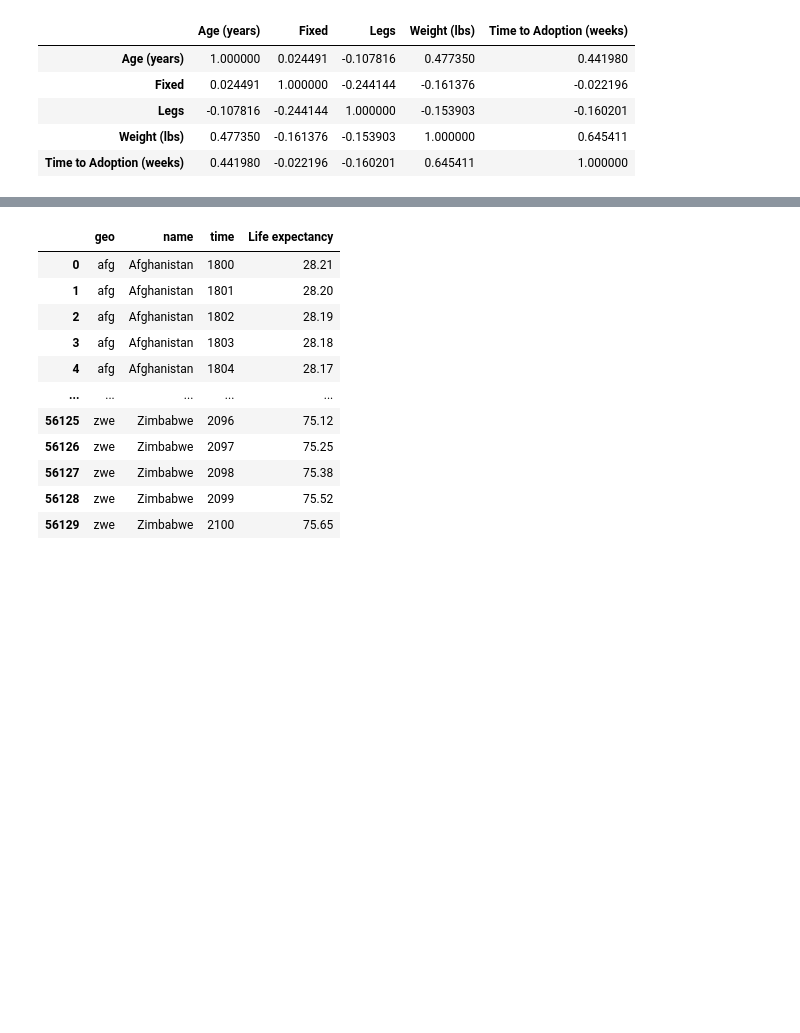
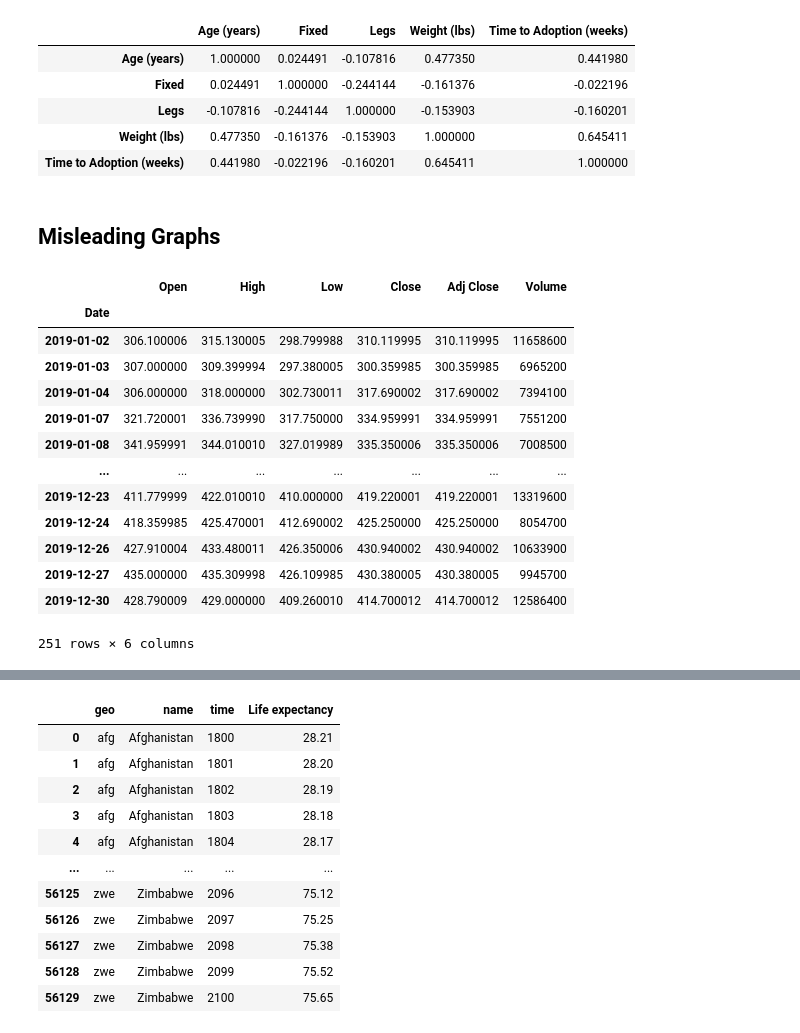
Before and after one commit to lfunderburk/online-courses, a Jupyter notebook: CallystoAndDataScience/module-five-unit-three.ipynb, the cells around one changed output, grey strips where cells are left out. Drawn from its saved outputs; the diff is of its cells as text; code cells hidden in the pictures; blank space fills up the shorter version.

```diff
--- a/CallystoAndDataScience/module-five-unit-three.ipynb
+++ b/CallystoAndDataScience/module-five-unit-three.ipynb
@@ -64,3 +64,5 @@ pets.corr()
 | Legs | -0.107816 | -0.244144 | 1.000000 | -0.153903 | -0.160201 |
 | Weight (lbs) | 0.477350 | -0.161376 | -0.153903 | 1.000000 | 0.645411 |
 | Time to Adoption (weeks) | 0.441980 | -0.022196 | -0.160201 | 0.645411 | 1.000000 |
+# %% [markdown]
+## Misleading Graphs
@@ -66,0 +75,18 @@ pets.corr()
+# %%
+tsla_df = yf.download('TSLA', start='2019-01-01', end='2019-12-31', progress=False)
+tsla_df
+# %% [output]
+|  | Open | High | Low | Close | Adj Close | Volume |
+| Date |  |  |  |  |  |  |
+| 2019-01-02 | 306.100006 | 315.130005 | 298.799988 | 310.119995 | 310.119995 | 11658600 |
+| 2019-01-03 | 307.000000 | 309.399994 | 297.380005 | 300.359985 | 300.359985 | 6965200 |
+| 2019-01-04 | 306.000000 | 318.000000 | 302.730011 | 317.690002 | 317.690002 | 7394100 |
+| 2019-01-07 | 321.720001 | 336.739990 | 317.750000 | 334.959991 | 334.959991 | 7551200 |
+| 2019-01-08 | 341.959991 | 344.010010 | 327.019989 | 335.350006 | 335.350006 | 7008500 |
+| ... | ... | ... | ... | ... | ... | ... |
+| 2019-12-23 | 411.779999 | 422.010010 | 410.000000 | 419.220001 | 419.220001 | 13319600 |
+| 2019-12-24 | 418.359985 | 425.470001 | 412.690002 | 425.250000 | 425.250000 | 8054700 |
+| 2019-12-26 | 427.910004 | 433.480011 | 426.350006 | 430.940002 | 430.940002 | 10633900 |
+| 2019-12-27 | 435.000000 | 435.309998 | 426.109985 | 430.380005 | 430.380005 | 9945700 |
+| 2019-12-30 | 428.790009 | 429.000000 | 409.260010 | 414.700012 | 414.700012 | 12586400 |
+251 rows × 6 columns
```
Also changed, not shown: parts of 3 cells of this notebook.
